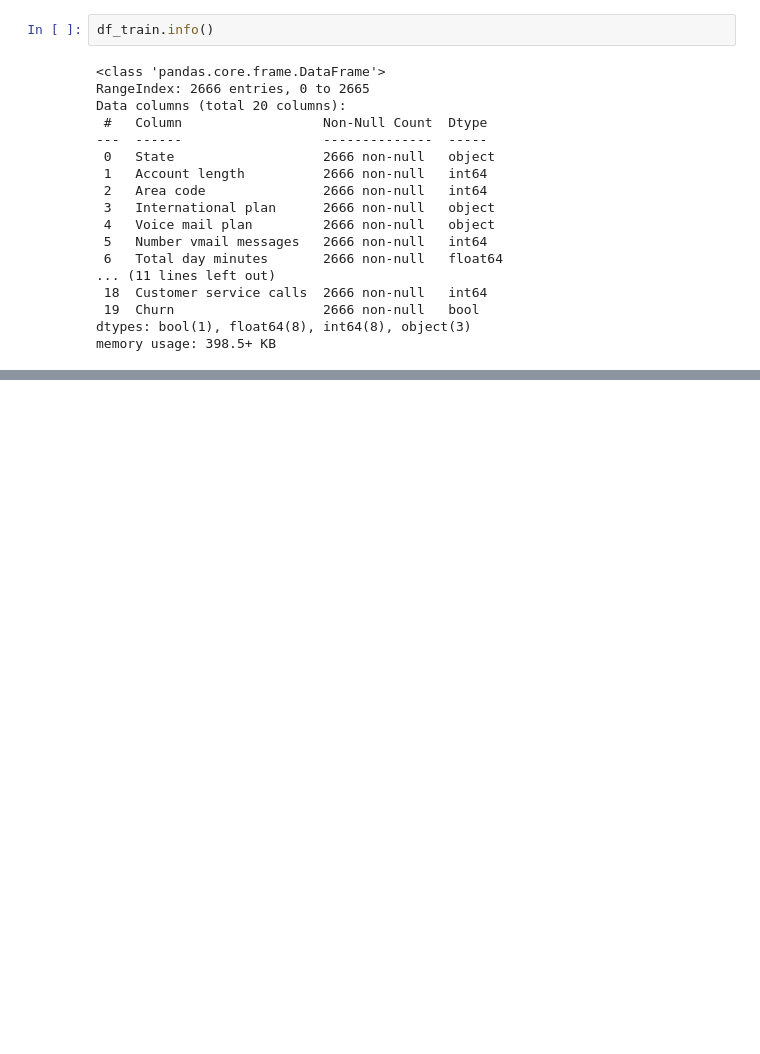
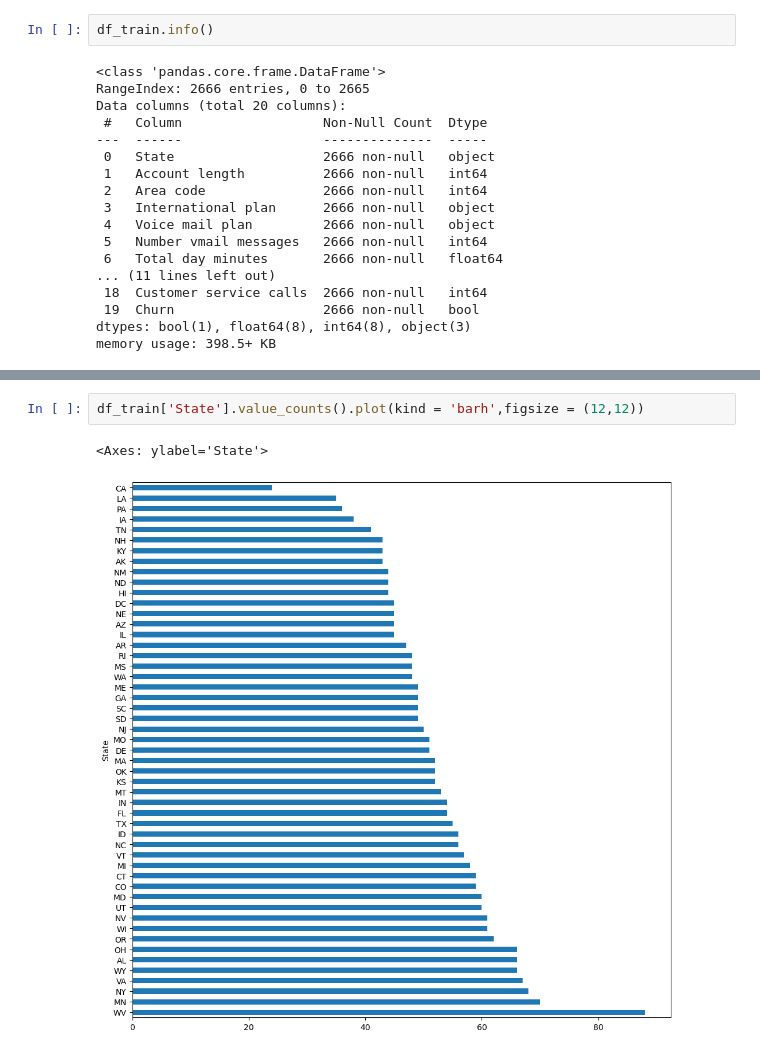
Before and after one commit to chpanagakos/churn-prediction, a Jupyter notebook: notebooks/main.ipynb, the cells around one changed output, grey strips where cells are left out. Drawn from its saved outputs; the diff is of its cells as text; blank space fills up the shorter version.

```diff
--- a/notebooks/main.ipynb
+++ b/notebooks/main.ipynb
@@ -25,0 +82,5 @@ memory usage: 398.5+ KB
+# %%
+df_train['State'].value_counts().plot(kind = 'barh',figsize = (12,12))
+# %% [output]
+<Axes: ylabel='State'>
+[figure, added]
```
Also changed, not shown: parts of 8 cells of this notebook.
